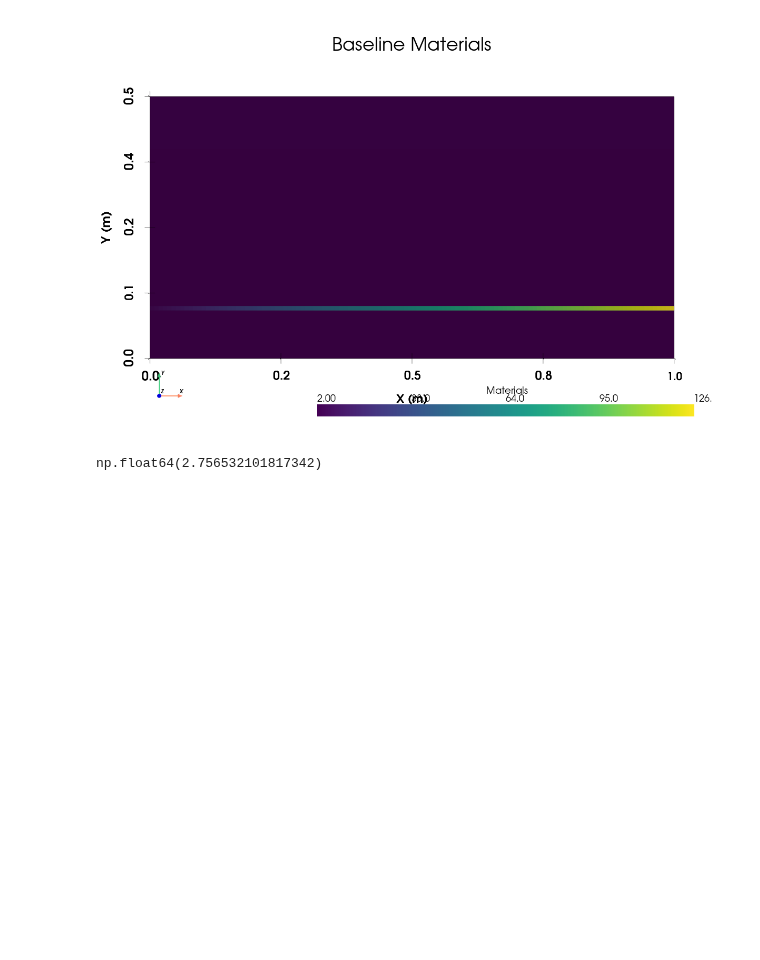
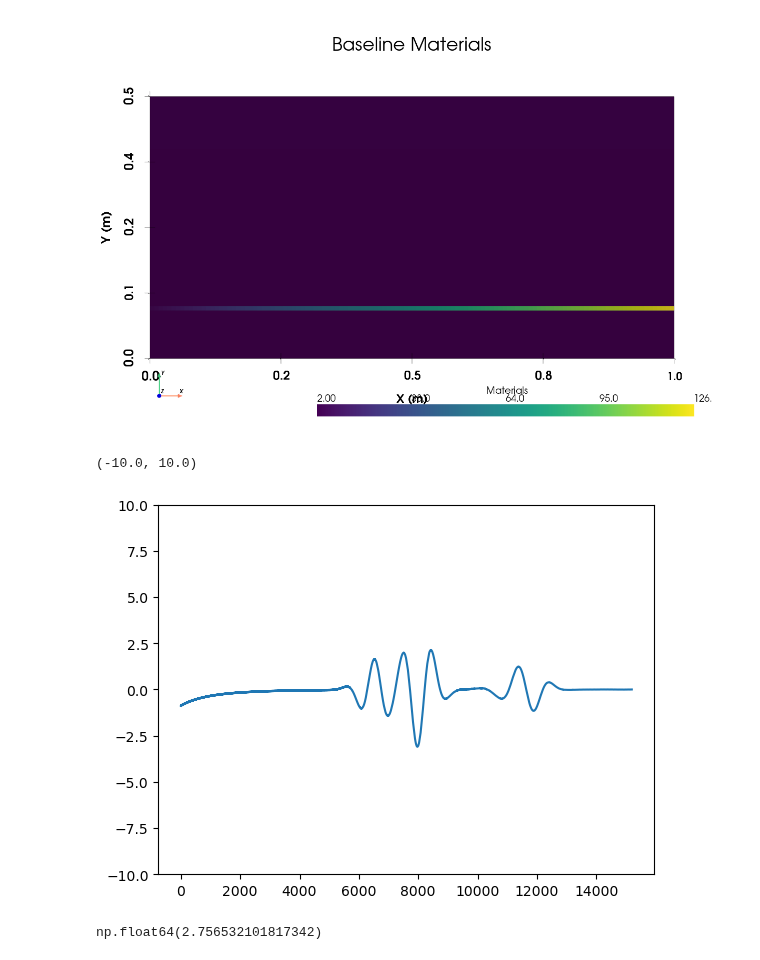
Before and after one commit to ConnervanK/Thesiss, a Jupyter notebook: True_and_Baseline_Models/Model_geometry.ipynb, the cells around one changed output. Saved outputs shown, nothing was run; the diff lists cells and outputs as text; code cells hidden in the pictures; blank space fills up the shorter version.

```diff
--- a/True_and_Baseline_Models/Model_geometry.ipynb
+++ b/True_and_Baseline_Models/Model_geometry.ipynb
@@ -247,6 +193,18 @@ cannot import name 'vtk' from 'trame.widgets' (c:\Users\Administrator\miniconda3
 Falling back to a static output.
   warnings.warn(
 [figure]
+# %%
+rxnumber = 1
+rxcomponent = 'Ez'
+alternating_results_1 = r'..\True_and_Baseline_Models\alternating_permittivity_model_1.out'
+
+alternating_data, dt = get_output_data(alternating_results_1, rxnumber, rxcomponent)
+# %%
+plt.plot(alternating_data[6000:])
+plt.ylim(-10,10)
+# %% [output]
+(-10.0, 10.0)
+[figure, added]
 # %%
 Lambda = (3.0 * 10**8) / (1.5 * 10**9) / np.sqrt(6)
 h = 0.3
```
Also changed, not shown: parts of 8 cells of this notebook, 2 other files.
